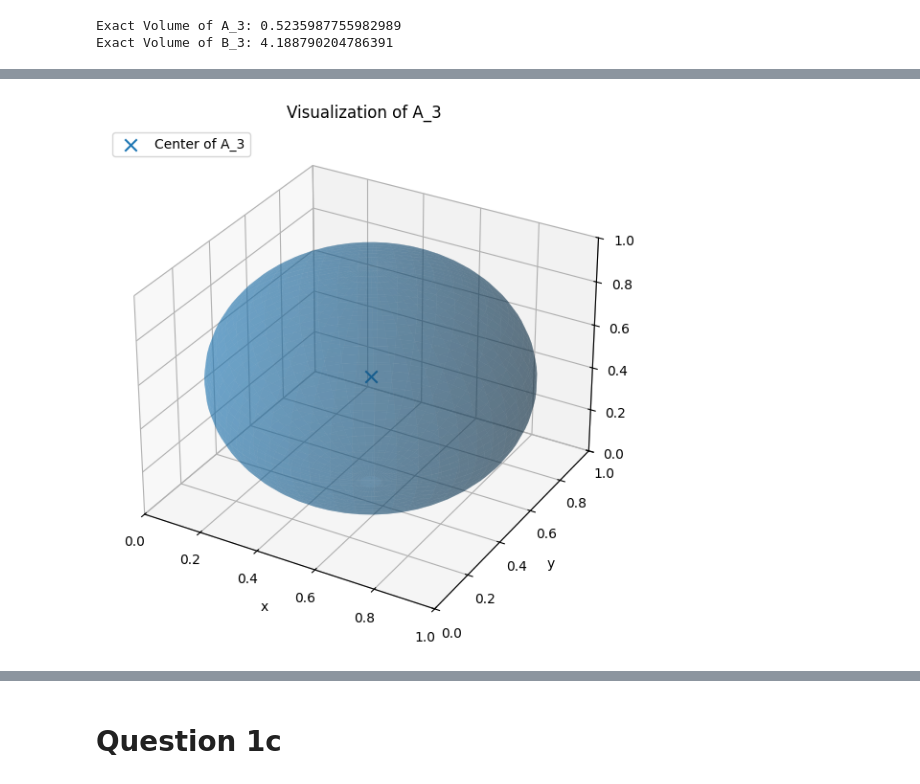
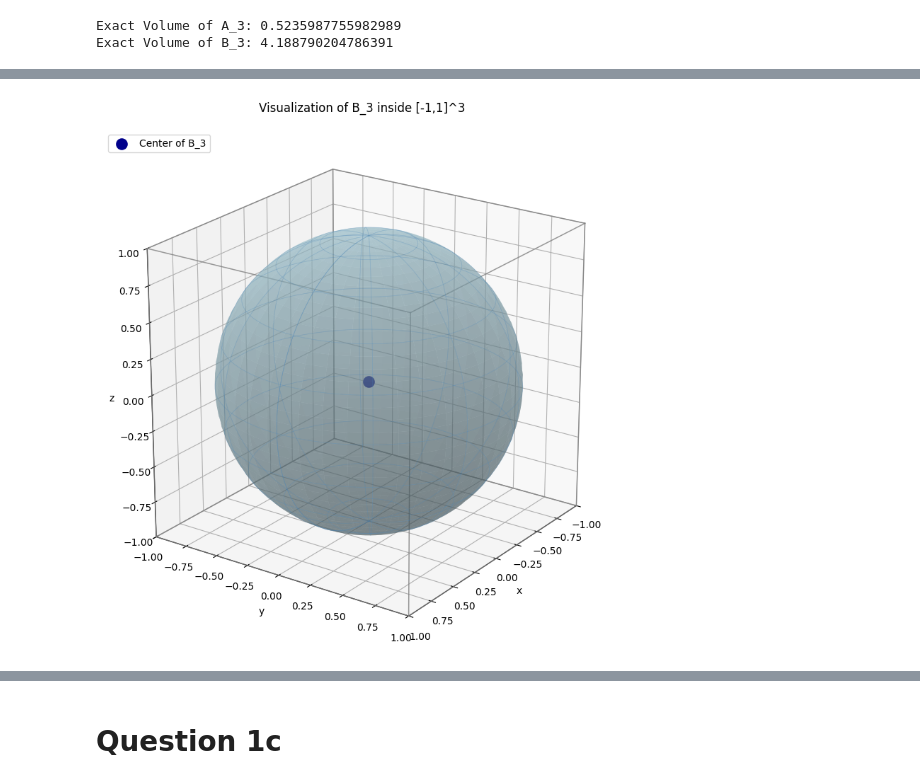
Before and after one commit to wakeupat4am/COMP4010--Advanced-Prob-Stat----Final-Project, a Jupyter notebook: Problem & Visualization/Problem 1/Problem_1.ipynb, the cells around one changed output, grey strips where cells are left out. Saved outputs shown, nothing was run; the diff lists cells and outputs as text; code cells hidden in the pictures.

```diff
--- a/Problem & Visualization/Problem 1/Problem_1.ipynb
+++ b/Problem & Visualization/Problem 1/Problem_1.ipynb
@@ -481,41 +646,98 @@ Exact Volume of B_3: 4.188790204786391
 # %%
 # ============================================================
-# Part 1.b: Visualize A_3
+# Part 1.b: Visualize B_3
 # ============================================================
 #
-# A_3 is a sphere centered at (0.5,0.5,0.5)
-# with radius 0.5, inside the cube [0,1]^3.
+# B_3 is the unit sphere centered at (0,0,0)
+# with radius 1, inside the cube [-1,1]^3.
 # ============================================================
 
-# Create sphere surface coordinates
-u = np.linspace(0, 2*np.pi, 50)
-v = np.linspace(0, np.pi, 50)
+center = np.array([0, 0, 0])
 
-x = 0.5 + 0.5 * np.outer(np.cos(u), np.sin(v))
-y = 0.5 + 0.5 * np.outer(np.sin(u), np.sin(v))
-z = 0.5 + 0.5 * np.outer(np.ones_like(u), np.cos(v))
+radius = 1.0
 
-fig = plt.figure(figsize=(8, 7))
+u = np.linspace(0, 2 * np.pi, 80)
+
+v = np.linspace(0, np.pi, 80)
+
+x = center[0] + radius * np.outer(np.cos(u), np.sin(v))
+
+y = center[1] + radius * np.outer(np.sin(u), np.sin(v))
+
+z = center[2] + radius * np.outer(np.ones_like(u), np.cos(v))
+
+fig = plt.figure(figsize=(9, 8))
+
 ax = fig.add_subplot(111, projection="3d")
 
-# Plot sphere surface
-ax.plot_surface(x, y, z, alpha=0.4)
+draw_cube_edges(ax, lower=(-1, -1, -1), upper=(1, 1, 1))
 
-# Plot center
-ax.scatter([0.5], [0.5], [0.5], s=80, marker="x", label="Center of A_3")
+ax.plot_surface(
 
-# Set axes
-ax.set_title("Visualization of A_3")
+    x, y, z,
+
+    color="lightblue",
+
+    alpha=0.45,
+
+    linewidth=0,
+
+    antialiased=True
+
+)
+
+ax.plot_wireframe(
+
+    x, y, z,
+
+    color="steelblue",
+
+    rstride=8,
+
+    cstride=8,
+
+    linewidth=0.5,
+
+    alpha=0.35
+
+)
+
+ax.scatter(
+
+    [center[0]], [center[1]], [center[2]],
+
+    color="darkblue",
+
+    s=120,
+
+    marker="o",
+
+    label="Center of B_3"
+
+)
+
+ax.set_title("Visualization of B_3 inside [-1,1]^3", pad=18)
+
 ax.set_xlabel("x")
+
 ax.set_ylabel("y")
+
 ax.set_zlabel("z")
 
-ax.set_xlim(0, 1)
-ax.set_ylim(0, 1)
-ax.set_zlim(0, 1)
+ax.set_xlim(-1, 1)
+
+ax.set_ylim(-1, 1)
+
+ax.set_zlim(-1, 1)
+
+ax.set_box_aspect([1, 1, 1])
+
+ax.view_init(elev=22, azim=35)
 
 ax.legend(loc="upper left")
 
+plt.tight_layout()
+
 plt.show()
 # %% [output]
-[figure, old version]
+[figure, new version]
```
Also changed, not shown: parts of 19 cells of this notebook.
